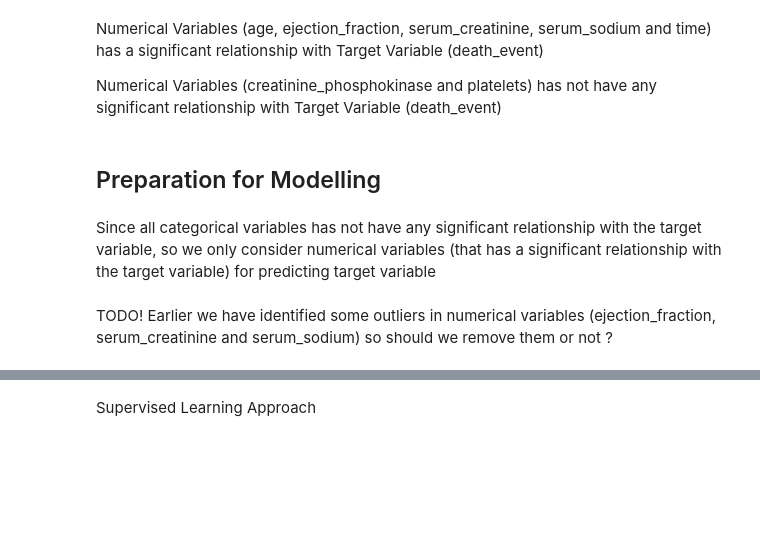
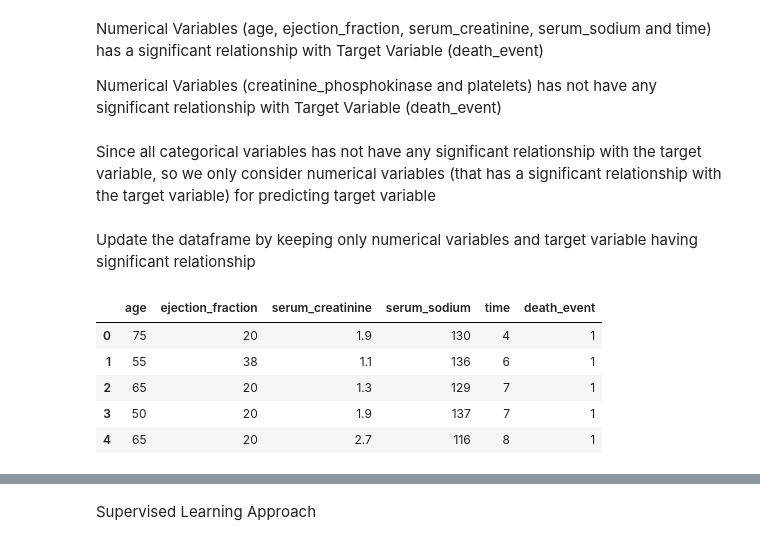
Before and after one commit to thisishasan/slda, a Jupyter notebook: code.ipynb, the cells around one changed output, grey strips where cells are left out. Saved outputs shown, nothing was run; the diff lists cells and outputs as text; code cells hidden in the pictures; blank space fills up the shorter version.

```diff
--- a/code.ipynb
+++ b/code.ipynb
@@ -447,11 +447,20 @@ display(group_comparisons_df)
 Numerical Variables (age, ejection_fraction, serum_creatinine, serum_sodium and time) has a significant relationship with Target Variable (death_event)
 
 Numerical Variables (creatinine_phosphokinase and platelets) has not have any significant relationship with Target Variable (death_event)
-# %% [markdown]
-## Preparation for Modelling
 # %% [markdown]
 Since all categorical variables has not have any significant relationship with the target variable, so we only consider numerical variables (that has a significant relationship with the target variable) for predicting target variable
 # %%
 numerical_vars = ['age', 'ejection_fraction', 'serum_creatinine', 'serum_sodium', 'time']
-# %% [markdown]
-TODO! Earlier we have identified some outliers in numerical variables (ejection_fraction, serum_creatinine and serum_sodium) so should we remove them or not ?
+# %% [markdown]
+Update the dataframe by keeping only numerical variables and target variable having significant relationship
+# %%
+columns_to_keep = numerical_vars + target_vars
+df = df[columns_to_keep]
+df.head()
+# %% [output]
+|  | age | ejection_fraction | serum_creatinine | serum_sodium | time | death_event |
+| 0 | 75 | 20 | 1.9 | 130 | 4 | 1 |
+| 1 | 55 | 38 | 1.1 | 136 | 6 | 1 |
+| 2 | 65 | 20 | 1.3 | 129 | 7 | 1 |
+| 3 | 50 | 20 | 1.9 | 137 | 7 | 1 |
+| 4 | 65 | 20 | 2.7 | 116 | 8 | 1 |
```
Also changed, not shown: parts of 6 cells of this notebook.
